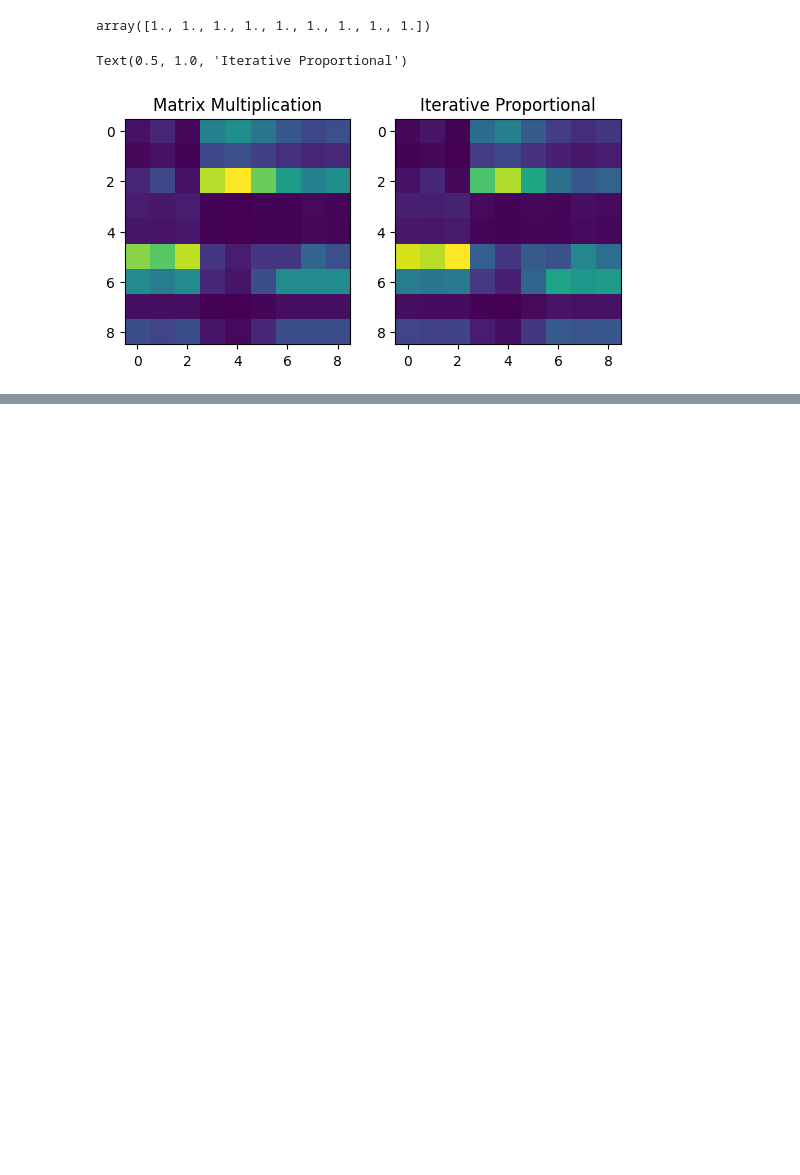
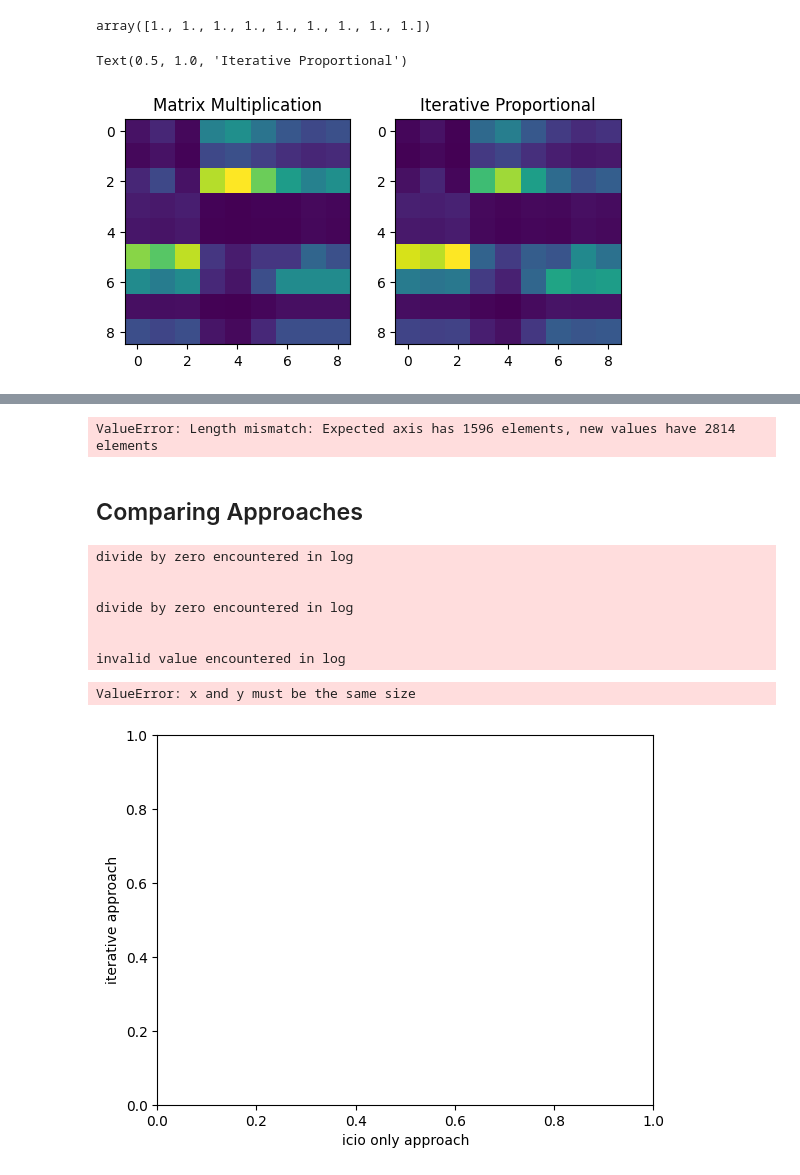
Before and after one commit to matthewbbone/macro-model-eda, a Jupyter notebook: internationalInvNet.ipynb, the cells around one changed output, grey strips where cells are left out. Cells and saved outputs as stored; diff of their text form; code cells hidden in the pictures; blank space fills up the shorter version.

```diff
--- a/internationalInvNet.ipynb
+++ b/internationalInvNet.ipynb
@@ -91,0 +320,68 @@ Text(0.5, 1.0, 'Iterative Proportional')
+# %%
+# country_sectors = len(countries) * len(recipe_df)
+# country_sector_names = []
+
+# for cou in countries:
+#     for sec in recipe_df.columns:
+#         country_sector_names.append(cou + "_" + sec)
+
+# international_matrix2 = np.zeros((country_sectors, country_sectors))
+# print("iters: ", len(countries))
+# for i, i_cou in tqdm(enumerate(countries)):
+#     for j, j_cou in enumerate(countries):
+
+#         rows = prod_df.index.where(prod_df.index.map(lambda x: i_cou in x and not "TAXSUB" in x)).dropna()
+#         cols = prod_df.columns.where(prod_cols.map(lambda x: j_cou in x and not "TAXSUB" in x)).dropna()
+
+#         temp_recipe = recipe_df.copy()
+#         temp_recipe.index = recipe_df.index.map(lambda x: i_cou + "_" + x)
+
+#         marginal_production = prod_df.loc[rows, cols]
+#         marginal_production = temp_recipe.join(marginal_production).iloc[:,-1]
+#         marginal_production = marginal_production.fillna(0)
+
+#         marginal_expenditure = expend_df3.loc[expend_df3["cou"].map(lambda x: j_cou in x ), "val"]
+#         marginal_expenditure = temp_recipe.T.join(marginal_expenditure).iloc[:,-1]
+#         # assume 0 if missing
+
+#         marginal_expenditure = marginal_expenditure.fillna(0)
+
+#         marginal_expenditure = marginal_expenditure * marginal_production.sum() / marginal_expenditure.sum()
+
+#         temp_mat = iter_prop_fit(recipe_df, list(marginal_production), list(marginal_expenditure), 20)
+
+#         international_matrix2[i*len(recipe_df):(i+1)*len(recipe_df), j*len(recipe_df):(j+1)*len(recipe_df)] = temp_mat.values
+
+import proportional_fitting as pf
+international_matrix2 = pf.iterative_fitting(recipe_df, prod_df, expend_df3, countries)
+# %%
+international_matrix_df2 = pd.DataFrame(international_matrix2)
+# international_matrix_df2 = pd.DataFrame(np.log(international_matrix2))
+international_matrix_df2.index = country_sector_names
+international_matrix_df2.columns = country_sector_names
+
+international_matrix_df2 = international_matrix_df2 / international_matrix_df2.sum()
+international_matrix_df2 = np.log(international_matrix_df2)
+
+# px.imshow(international_matrix_df2, width=1000, height=1000)
+# %% [output]
+ValueError: Length mismatch: Expected axis has 1596 elements, new values have 2814 elements
+# %% [markdown]
+## Comparing Approaches
+# %%
+mat_plain = np.log(international_matrix.flatten())
+mat_iter = np.log(international_matrix2.flatten())
+plt.xlabel("icio only approach")
+plt.ylabel("iterative approach")
+plt.scatter(mat_plain, mat_iter)
+plt.show()
+# %% [output]
+divide by zero encountered in log
+
+
+divide by zero encountered in log
+
+
+invalid value encountered in log
+ValueError: x and y must be the same size
+[figure, added]
```
Also changed, not shown: parts of 14 cells of this notebook.
